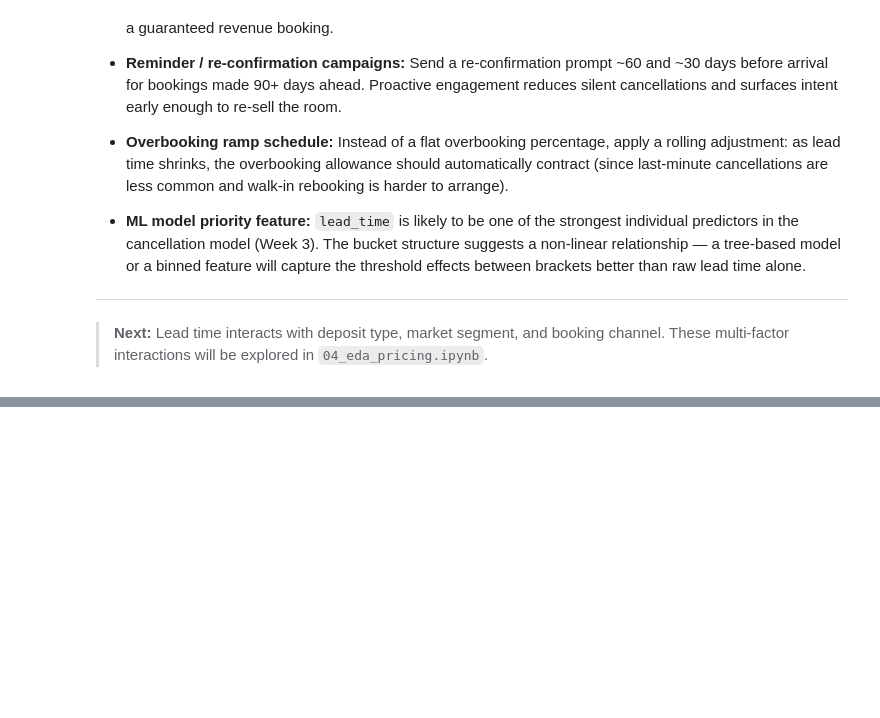
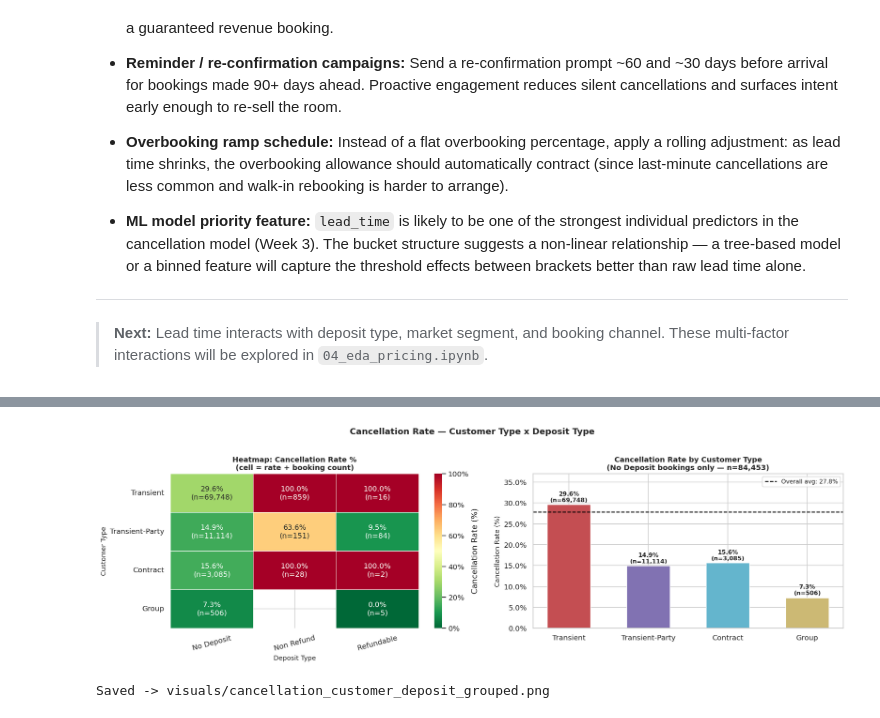
Before and after one commit to Sneha140202/hotel-booking-analysis, a Jupyter notebook: notebooks/03_eda_cancellations.ipynb, the cells around one changed output, grey strips where cells are left out. Cells and saved outputs as stored; diff of their text form; code cells hidden in the pictures; blank space fills up the shorter version.

```diff
--- a/notebooks/03_eda_cancellations.ipynb
+++ b/notebooks/03_eda_cancellations.ipynb
@@ -686,0 +952,64 @@ rather than a flat-rate buffer:
+# %%
+fig, axes = plt.subplots(1, 2, figsize=(16, 5))
+fig.suptitle("Cancellation Rate — Customer Type x Deposit Type",
+             fontsize=13, fontweight="bold", y=1.02)
+
+# ── Plot 1: Heatmap ──────────────────────────────────────────────────────────
+annot_labels = pivot_rate.copy().astype(object)
+for r in cust_order_g:
+    for c in dep_order_g:
+        rate  = pivot_rate.loc[r, c]
+        count = pivot_total.loc[r, c]
+        if pd.isna(rate):
+            annot_labels.loc[r, c] = "n/a"
+        else:
+            annot_labels.loc[r, c] = f"{rate:.1f}%\n(n={count:,})"
+
+sns.heatmap(
+    pivot_rate,
+    ax=axes[0],
+    annot=annot_labels, fmt="", cmap="RdYlGn_r",
+    linewidths=0.5, linecolor="white",
+    cbar_kws={"label": "Cancellation Rate (%)", "format": "%.0f%%"},
+    vmin=0, vmax=100,
+)
+axes[0].set_title("Heatmap: Cancellation Rate %\n(cell = rate + booking count)",
+                  fontsize=11, fontweight="bold")
+axes[0].set_xlabel("Deposit Type", fontsize=10)
+axes[0].set_ylabel("Customer Type", fontsize=10)
+axes[0].tick_params(axis="x", rotation=15)
+axes[0].tick_params(axis="y", rotation=0)
+
+# ── Plot 2: Grouped bar (No Deposit only — main population) ──────────────────
+no_dep = cross[cross["deposit_type"] == "No Deposit"].set_index("customer_type")
+no_dep = no_dep.reindex(cust_order_g)
+
+bars = axes[1].bar(
+    no_dep.index,
+    no_dep["Rate"],
+    color=[CUSTOMER_COLORS.get(c, "#999") for c in no_dep.index],
+    edgecolor="white", width=0.55,
+)
+axes[1].axhline(overall_rate, color="black", linestyle="--", linewidth=1.4,
+                label=f"Overall avg: {overall_rate:.1f}%")
+axes[1].set_title("Cancellation Rate by Customer Type\n(No Deposit bookings only — n=84,453)",
+                  fontsize=11, fontweight="bold")
+axes[1].set_ylabel("Cancellation Rate (%)", fontsize=10)
+axes[1].yaxis.set_major_formatter(mtick.PercentFormatter())
+axes[1].set_ylim(0, no_dep["Rate"].max() * 1.25)
+axes[1].legend(fontsize=9)
+
+for bar, (_, row) in zip(bars, no_dep.iterrows()):
+    axes[1].text(bar.get_x() + bar.get_width() / 2,
+                 bar.get_height() + 0.4,
+                 f"{row['Rate']:.1f}%\n(n={int(row['Total']):,})",
+                 ha="center", va="bottom", fontsize=9, fontweight="bold")
+
+plt.tight_layout()
+plt.savefig("../visuals/cancellation_customer_deposit_grouped.png",
+            dpi=150, bbox_inches="tight", facecolor="white")
+plt.show()
+print("Saved -> visuals/cancellation_customer_deposit_grouped.png")
+# %% [output]
+[figure, added]
+Saved -> visuals/cancellation_customer_deposit_grouped.png
```
Also changed, not shown: parts of 12 cells of this notebook, 1 other file.
